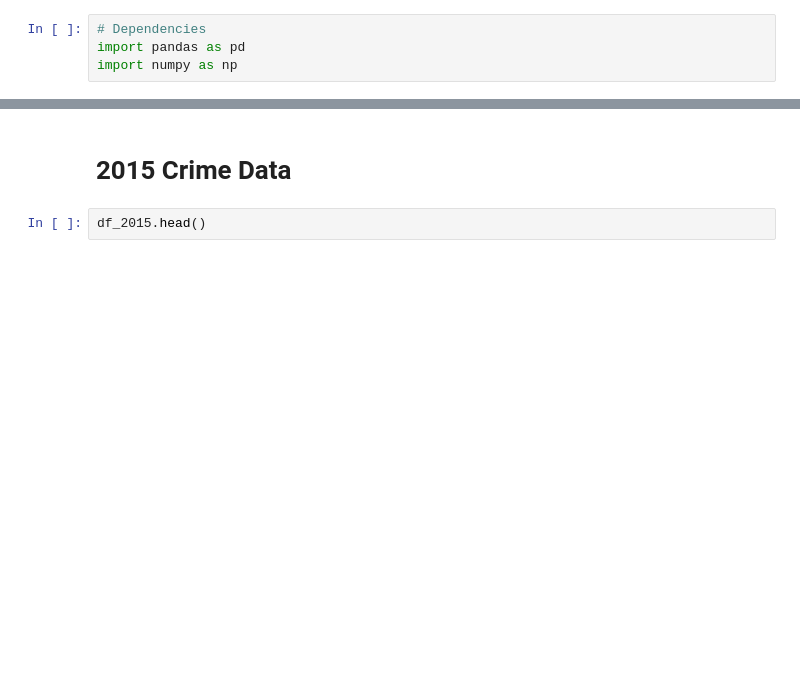
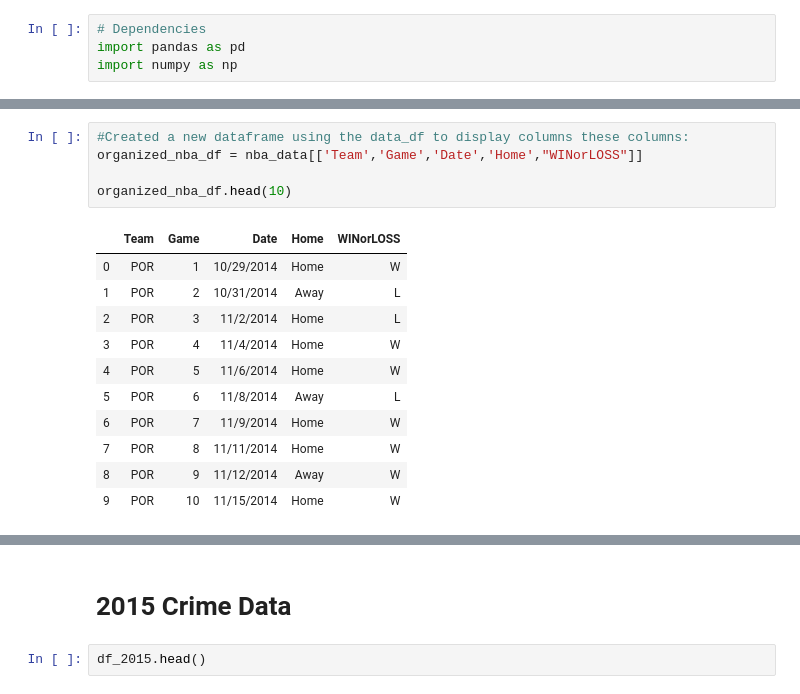
Before and after one commit to shaymusmc/Crime_TrailBlazers, a Jupyter notebook: Project_Crime_Merge.ipynb, the cells around one changed output, grey strips where cells are left out. Drawn from its saved outputs; the diff is of its cells as text; blank space fills up the shorter version.

```diff
--- a/Project_Crime_Merge.ipynb
+++ b/Project_Crime_Merge.ipynb
@@ -18,0 +33,17 @@ df_2019 = pd.read_csv(file19, encoding="ISO-8859-1")
+# %%
+#Created a new dataframe using the data_df to display columns these columns:
+organized_nba_df = nba_data[['Team','Game','Date','Home',"WINorLOSS"]]
+
+organized_nba_df.head(10)
+# %% [output]
+|  | Team | Game | Date | Home | WINorLOSS |
+| 0 | POR | 1 | 10/29/2014 | Home | W |
+| 1 | POR | 2 | 10/31/2014 | Away | L |
+| 2 | POR | 3 | 11/2/2014 | Home | L |
+| 3 | POR | 4 | 11/4/2014 | Home | W |
+| 4 | POR | 5 | 11/6/2014 | Home | W |
+| 5 | POR | 6 | 11/8/2014 | Away | L |
+| 6 | POR | 7 | 11/9/2014 | Home | W |
+| 7 | POR | 8 | 11/11/2014 | Home | W |
+| 8 | POR | 9 | 11/12/2014 | Away | W |
+| 9 | POR | 10 | 11/15/2014 | Home | W |
```
Also changed, not shown: parts of 14 cells of this notebook.
